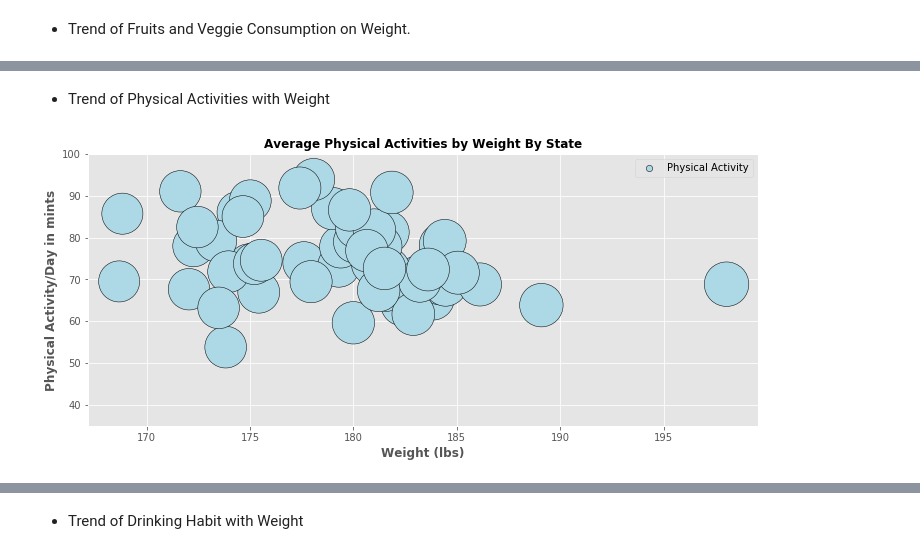
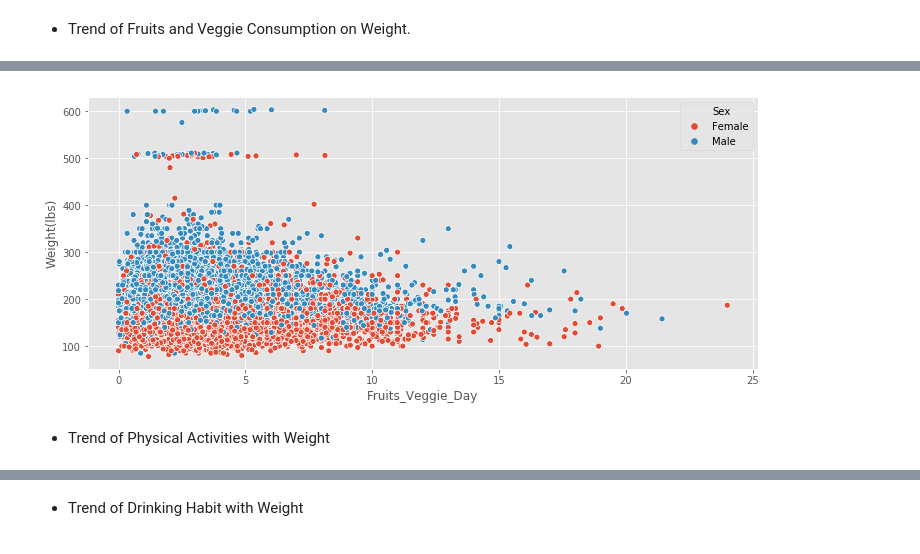
Before and after one commit to ic2019/groupb_project1, a Jupyter notebook: behavior_analysis.ipynb, the cells around one changed output, grey strips where cells are left out. Drawn from its saved outputs; the diff is of its cells as text; code cells hidden in the pictures.

Commit message:
Adding updated notebook and images

```diff
--- a/behavior_analysis.ipynb
+++ b/behavior_analysis.ipynb
@@ -112,0 +89,5 @@ plt.show()
+# %%
+# Gender wise consumption of Fruits and Vegetables for a sample data of 20,000
+behavior_data_sample = behavior_data[["Sex", "Fruits/Day","Weight(lbs)","Alcohol/Day","Smoking","Physical Activity/Day(mints)","Vegetables/Day"]].sample(30000)
+behavior_data_sample["Fruits_Veggie_Day"] = behavior_data_sample["Fruits/Day"] + behavior_data_sample["Vegetables/Day"]
+behavior_data_sample.head()
@@ -113,21 +101,9 @@ plt.show()
+# %%
+# Plotting the graph for Fruits and Veggie consumption againt weight.
+fig, ax = plt.subplots(figsize=(12,5))
+sns.scatterplot(x="Fruits_Veggie_Day" ,y="Weight(lbs)",  hue="Sex", data=behavior_data_sample, ax=ax)
+fig.savefig("./Images/data_analysis/fruit_veggie_wt.png")
+# %% [output]
+[figure, added]
 # %% [markdown]
 * Trend of Physical Activities with Weight
-# %%
-fig, ax  = plt.subplots(figsize=(12, 5))
-y3 = avg_physical_activity_state
-x = weight_avg_state
-plt.scatter(x,y3,s= weight_avg_state * 10 , marker='o',  facecolors="lightblue", edgecolors="black" , label = "Physical Activity")
-
-plt.xlabel("Weight (lbs)", fontweight = "bold" , fontsize="large")
-plt.ylabel("Physical Activity/Day in mints", fontweight = "bold" , fontsize="large")
-plt.title("Average Physical Activities by Weight By State", fontweight = "bold" , fontsize="large")
-plt.ylim(35,100)
-
-lgnd = plt.legend()
-for handle in lgnd.legendHandles:
-    handle.set_sizes([40.0])
-
-fig.savefig("./Images/data_analysis/physical_wt.png")
-plt.show()
-# %% [output]
-[figure, removed]
```
Also changed, not shown: parts of 17 cells of this notebook, 5 other files.
